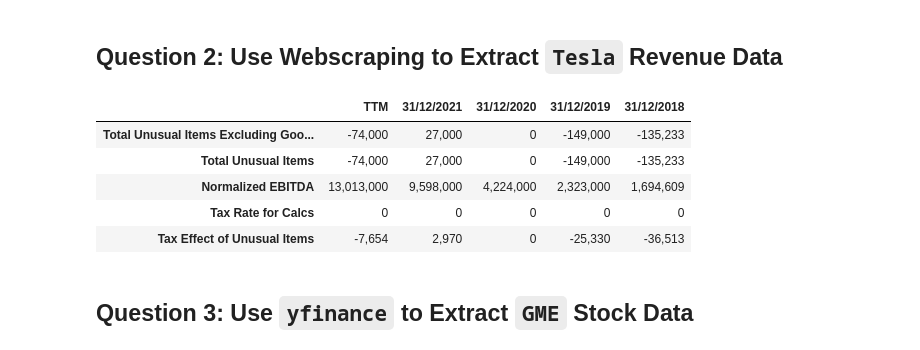
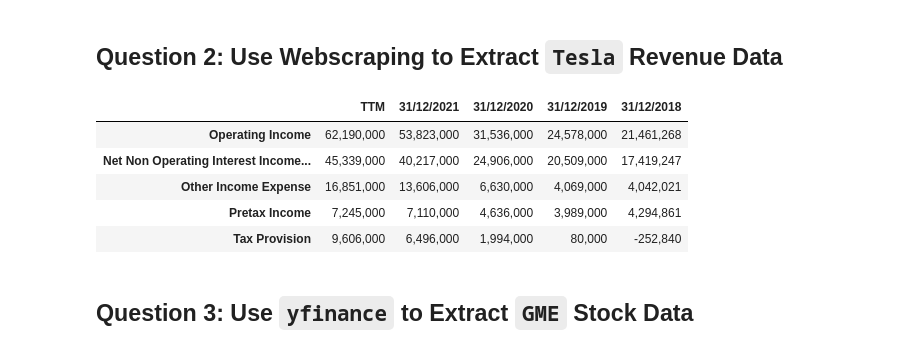
Before and after one commit to brunoacafonso/stock_revenue, a Jupyter notebook: Python for Data Science Project.ipynb, the cells around one changed output. Saved outputs shown, nothing was run; the diff lists cells and outputs as text; code cells hidden in the pictures.

Commit message:
Update Python for Data Science Project.ipynb
Bringing the head of the tables webscraped and not the tail.

```diff
--- a/Python for Data Science Project.ipynb
+++ b/Python for Data Science Project.ipynb
@@ -72,32 +57,32 @@ tesla_data.head()
 # %%
 u_agent = {'User-Agent':'Mozilla/5.0 (Windows NT 10.0; Win64; x64) AppleWebKit/537.36 (KHTML, like Gecko) Chrome/100.0.4896.127 Safari/537.36 AVG/100.0.15871.129'}
 tesla_url = 'https://finance.yahoo.com/quote/TSLA/financials'
 tesla_html = requests.get(tesla_url, headers = u_agent).text
 tesla_soup = BeautifulSoup(tesla_html, 'html5lib')
 
 tesla_features = tesla_soup.find_all('span',{'class':'Va(m)'})
 tesla_values = tesla_soup.find_all('div',{'class':'D(tbc)'})
 tesla_periods = ['TTM','31/12/2021','31/12/2020','31/12/2019','31/12/2018']
 
 
 tesla_statements = [tesla_features[i].text for i in range(5,len(tesla_features))]
 tesla_numbers = [tesla_values[j].text for j in range(2,len(tesla_values))]
 # in this tesla_numbers list, we can also obtain the features in every 6th element. So here we have a second way of obtaining the features.
 
 tesla_financials = pd.DataFrame(index=tesla_statements,columns=tesla_periods)
 
 for i in range(0,len(tesla_financials)):
     tesla_financials.iloc[i,] = tesla_numbers[1:6]
     del(tesla_numbers[0:6])
 
-tesla_financials.tail()
+tesla_financials.head()
 # %% [output]
 |  | TTM | 31/12/2021 | 31/12/2020 | 31/12/2019 | 31/12/2018 |
-| Total Unusual Items Excluding Goo... | -74,000 | 27,000 | 0 | -149,000 | -135,233 |
-| Total Unusual Items | -74,000 | 27,000 | 0 | -149,000 | -135,233 |
-| Normalized EBITDA | 13,013,000 | 9,598,000 | 4,224,000 | 2,323,000 | 1,694,609 |
-| Tax Rate for Calcs | 0 | 0 | 0 | 0 | 0 |
-| Tax Effect of Unusual Items | -7,654 | 2,970 | 0 | -25,330 | -36,513 |
+| Operating Income | 62,190,000 | 53,823,000 | 31,536,000 | 24,578,000 | 21,461,268 |
+| Net Non Operating Interest Income... | 45,339,000 | 40,217,000 | 24,906,000 | 20,509,000 | 17,419,247 |
+| Other Income Expense | 16,851,000 | 13,606,000 | 6,630,000 | 4,069,000 | 4,042,021 |
+| Pretax Income | 7,245,000 | 7,110,000 | 4,636,000 | 3,989,000 | 4,294,861 |
+| Tax Provision | 9,606,000 | 6,496,000 | 1,994,000 | 80,000 | -252,840 |
 # %% [markdown]
 ## Question 3: Use `yfinance` to Extract `GME` Stock Data
 # %%
```
Also changed, not shown: parts of 4 cells of this notebook.
